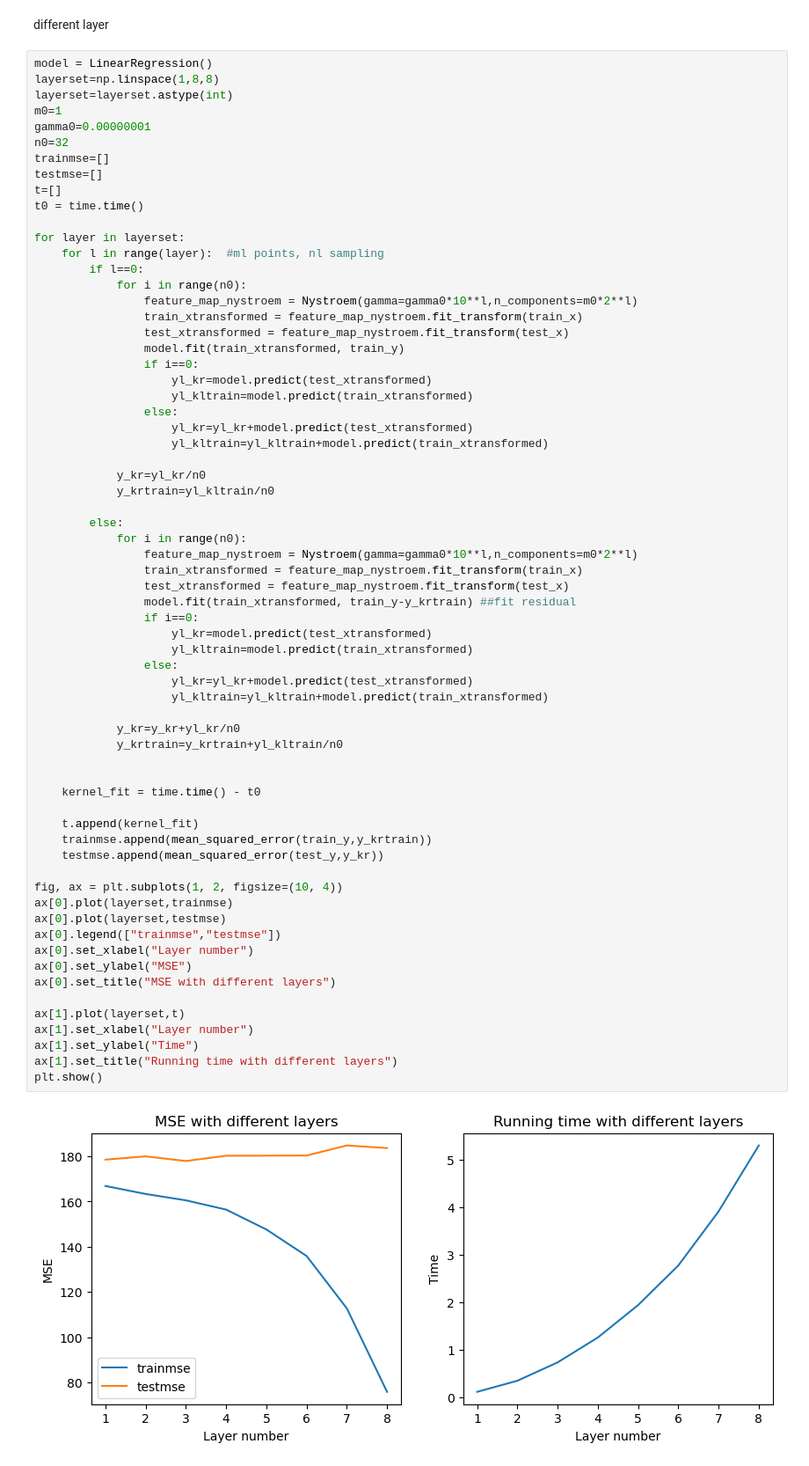
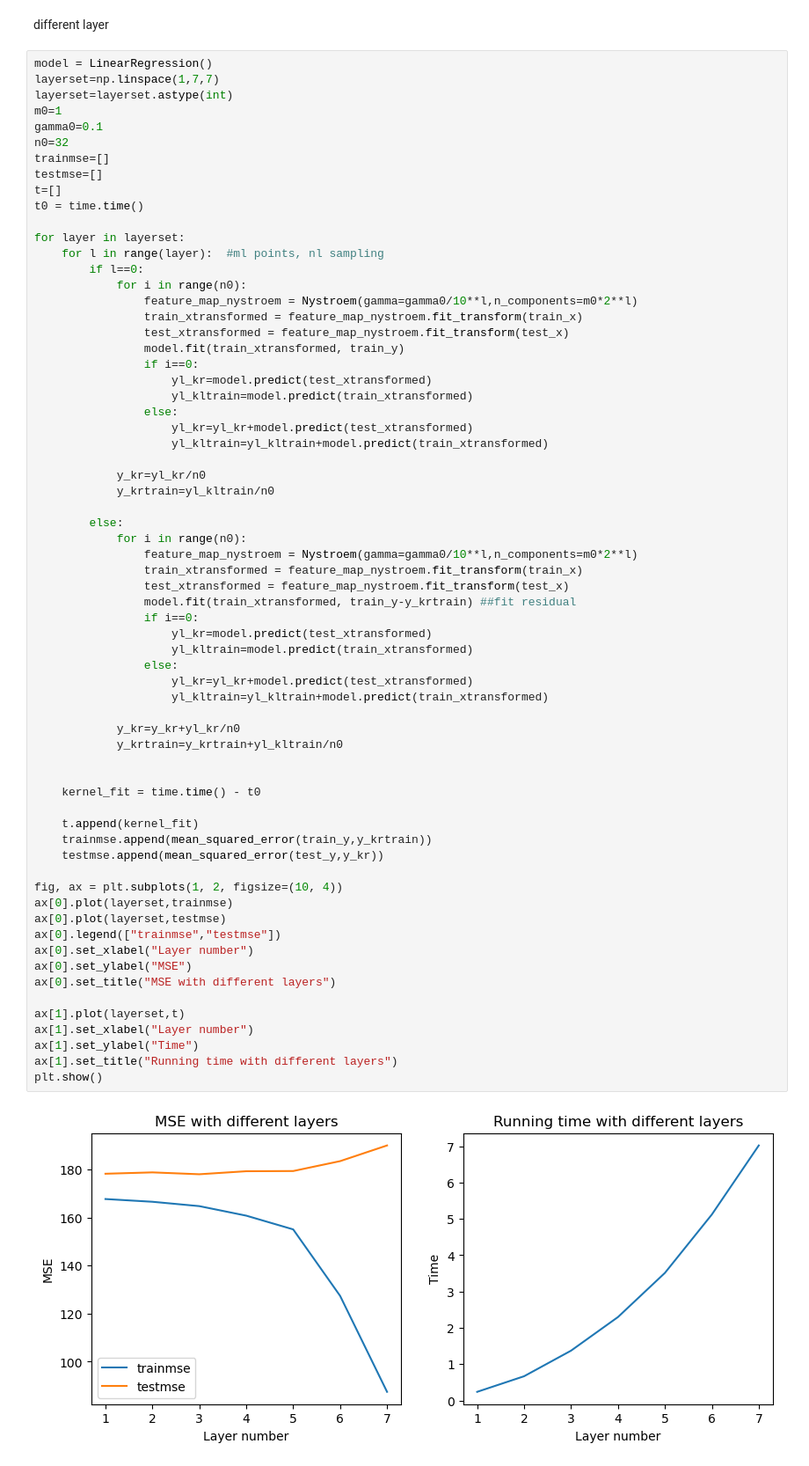
Before and after one commit to ZZZhyEva/Multi-layer-Kernel-Machine, a Jupyter notebook: experiment.ipynb, the cells around one changed output. Shown at 88% size. Drawn from its saved outputs; the diff is of its cells as text.

```diff
--- a/experiment.ipynb
+++ b/experiment.ipynb
@@ -554,10 +474,10 @@ plt.show()
 different layer
 # %%
 model = LinearRegression()
-layerset=np.linspace(1,8,8)
+layerset=np.linspace(1,7,7)
 layerset=layerset.astype(int)
 m0=1
-gamma0=0.00000001
+gamma0=0.1
 n0=32
 trainmse=[]
 testmse=[]
@@ -568,7 +488,7 @@ for layer in layerset:
     for l in range(layer):  #ml points, nl sampling
         if l==0:
             for i in range(n0):
-                feature_map_nystroem = Nystroem(gamma=gamma0*10**l,n_components=m0*2**l)
+                feature_map_nystroem = Nystroem(gamma=gamma0/10**l,n_components=m0*2**l)
                 train_xtransformed = feature_map_nystroem.fit_transform(train_x)
                 test_xtransformed = feature_map_nystroem.fit_transform(test_x)
                 model.fit(train_xtransformed, train_y)
@@ -584,7 +504,7 @@ for layer in layerset:
 
         else:
             for i in range(n0):
-                feature_map_nystroem = Nystroem(gamma=gamma0*10**l,n_components=m0*2**l)
+                feature_map_nystroem = Nystroem(gamma=gamma0/10**l,n_components=m0*2**l)
                 train_xtransformed = feature_map_nystroem.fit_transform(train_x)
                 test_xtransformed = feature_map_nystroem.fit_transform(test_x)
                 model.fit(train_xtransformed, train_y-y_krtrain) ##fit residual
@@ -592,31 +512,31 @@ for layer in layerset:
                     yl_kr=model.predict(test_xtransformed)
                     yl_kltrain=model.predict(train_xtransformed)
                 else:
                     yl_kr=yl_kr+model.predict(test_xtransformed)
                     yl_kltrain=yl_kltrain+model.predict(train_xtransformed)
 
             y_kr=y_kr+yl_kr/n0
             y_krtrain=y_krtrain+yl_kltrain/n0
 
 
     kernel_fit = time.time() - t0
 
     t.append(kernel_fit)
     trainmse.append(mean_squared_error(train_y,y_krtrain))
     testmse.append(mean_squared_error(test_y,y_kr))
 
 fig, ax = plt.subplots(1, 2, figsize=(10, 4))
 ax[0].plot(layerset,trainmse)
 ax[0].plot(layerset,testmse)
 ax[0].legend(["trainmse","testmse"])
 ax[0].set_xlabel("Layer number")
 ax[0].set_ylabel("MSE")
 ax[0].set_title("MSE with different layers")
 
 ax[1].plot(layerset,t)
 ax[1].set_xlabel("Layer number")
 ax[1].set_ylabel("Time")
 ax[1].set_title("Running time with different layers")
 plt.show()
 # %% [output]
-[figure, old version]
+[figure, new version]
```
Also changed, not shown: parts of 21 cells of this notebook.
